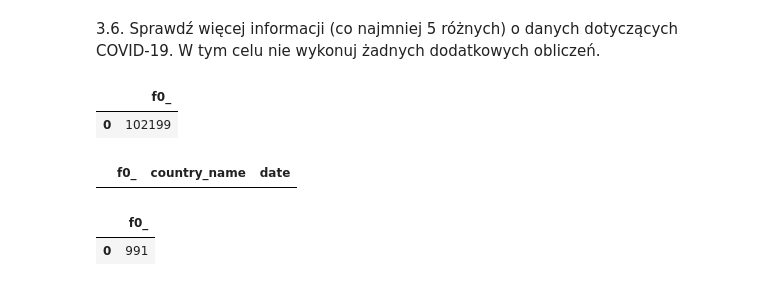
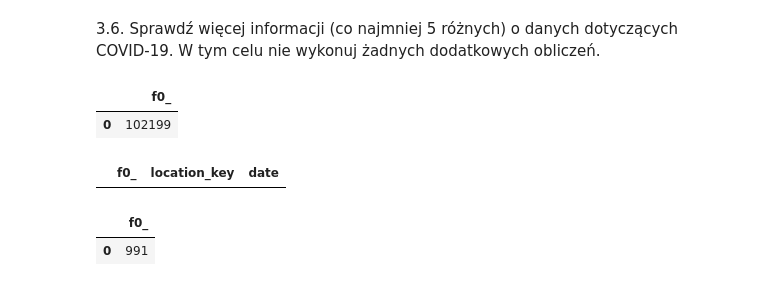
Before and after one commit to JakubKaczmarek5764/BigData1, a Jupyter notebook: main.ipynb, the cells around one changed output. Drawn from its saved outputs; the diff is of its cells as text; code cells hidden in the pictures.

```diff
--- a/main.ipynb
+++ b/main.ipynb
@@ -152,16 +138,16 @@ df
 |  | f0_ |
 | 0 | 102199 |
 # %%
-#Sprawdzenie czy wystepuja duplikaty na poziomie panstw
+#Sprawdzenie czy wystepuja duplikaty
 query = ("""
-select COUNT(*), country_name, date FROM bigquery-public-data.covid19_open_data.covid19_open_data where aggregation_level = 0 group by country_name, date having count(*) > 1;
+select COUNT(*), location_key, date FROM bigquery-public-data.covid19_open_data.covid19_open_data group by location_key, date having count(*) > 1;
 """)
 query_job = client.query(query)
 query_result = query_job.result()
 df = query_result.to_dataframe()
 df
 # %% [output]
-|  | f0_ | country_name | date |
+|  | f0_ | location_key | date |
 # %%
 # Sprawdzenie czy kluczowe kolumny zawieraja nulle
 query = ("""
```
Also changed, not shown: parts of 3 cells of this notebook.
